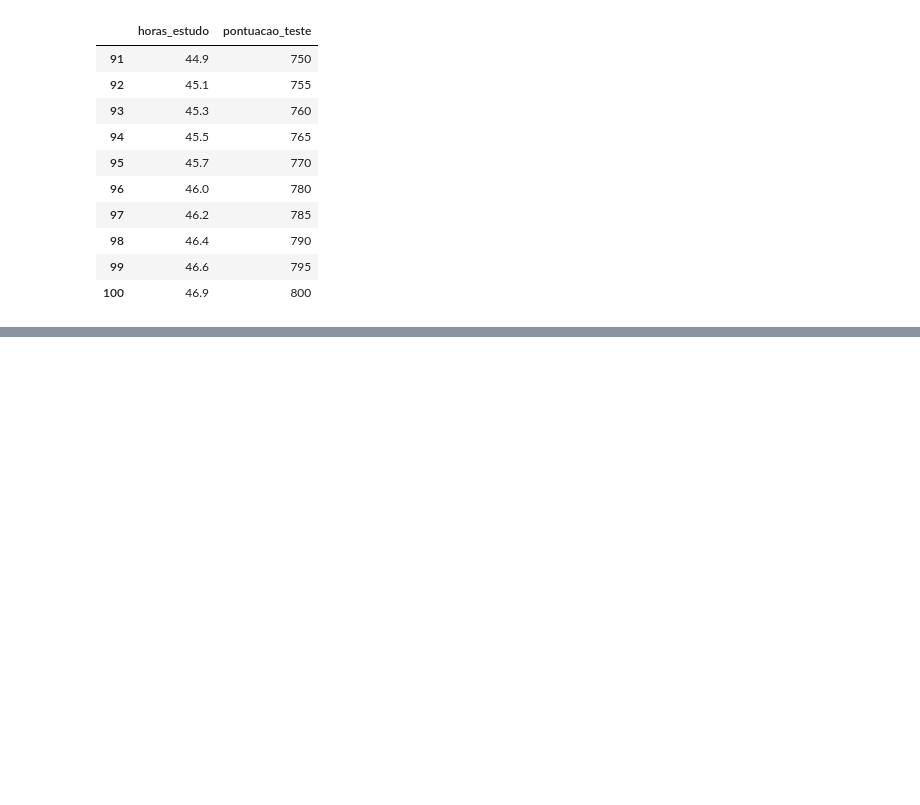
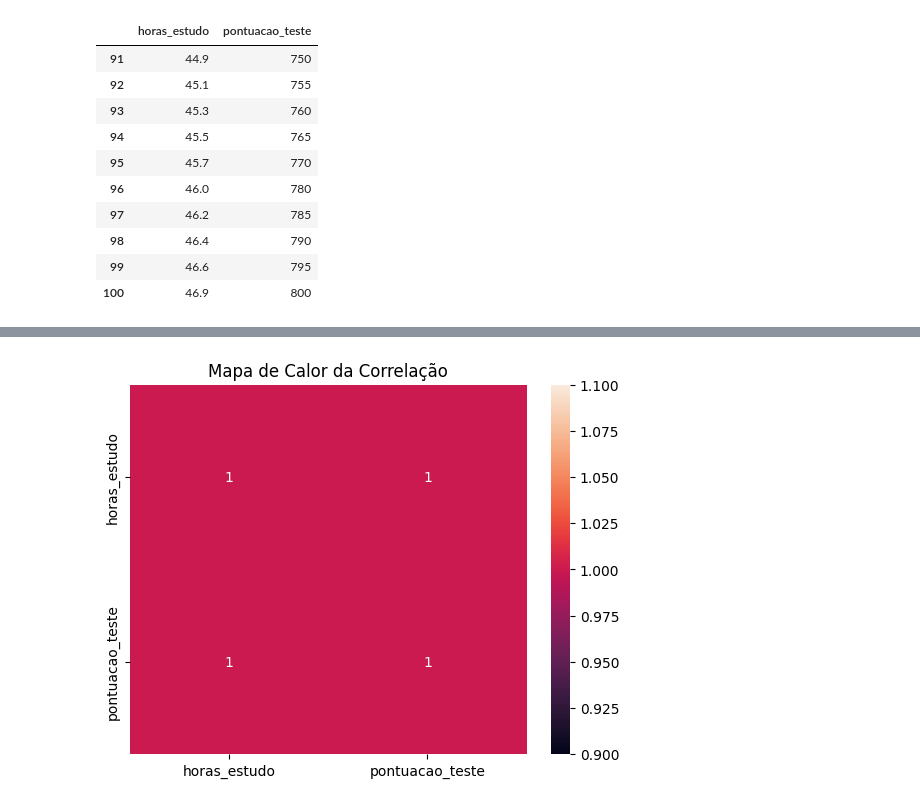
Before and after one commit to claitonneri/regressao_linear_simples, a Jupyter notebook: modelo_pontuacao.ipynb, the cells around one changed output, grey strips where cells are left out. Cells and saved outputs as stored; diff of their text form; code cells hidden in the pictures; blank space fills up the shorter version.

```diff
--- a/modelo_pontuacao.ipynb
+++ b/modelo_pontuacao.ipynb
@@ -52,0 +93,7 @@ df_pontuacao.tail(10)
+# %%
+# Verificar a correlação entre as variáveis
+sns.heatmap(df_pontuacao.corr('spearman'), annot=True)
+plt.title("Mapa de Calor da Correlação")
+plt.show()
+# %% [output]
+[figure, added]
```
Also changed, not shown: parts of 7 cells of this notebook.
